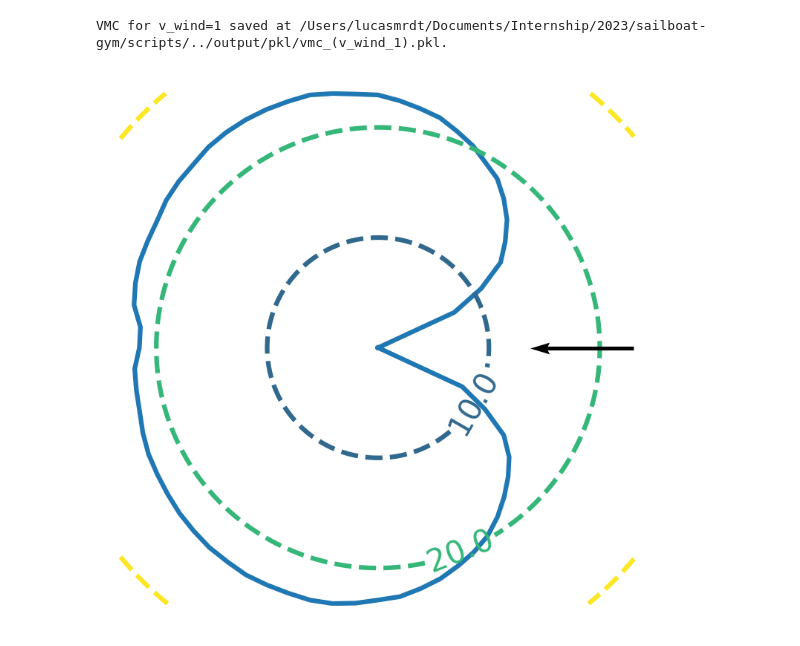
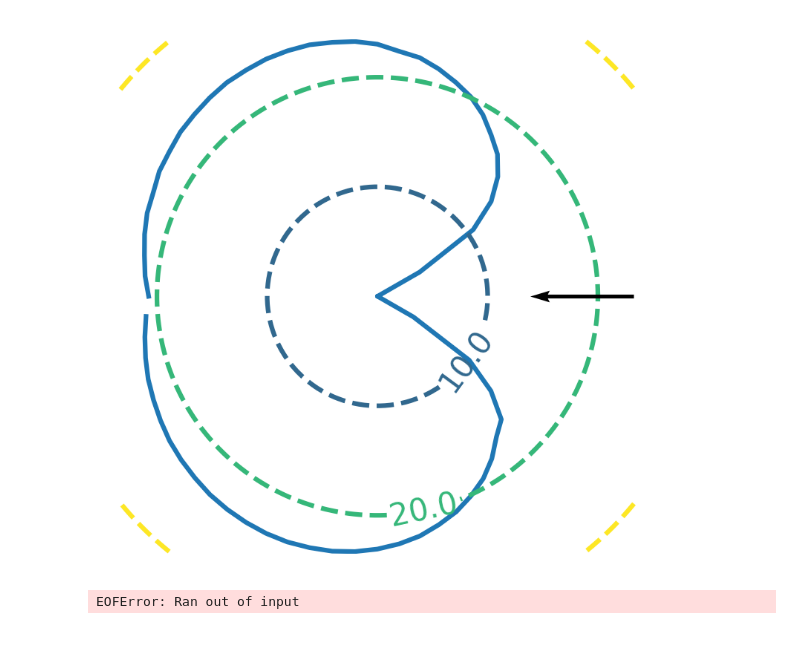
Before and after one commit to lucasmrdt/sailboat-gym, a Jupyter notebook: notebooks/polar.ipynb, the cells around one changed output. Drawn from its saved outputs; the diff is of its cells as text; code cells hidden in the pictures.

Commit message:
enhance: add helpers and enhance scripts

```diff
--- a/notebooks/polar.ipynb
+++ b/notebooks/polar.ipynb
@@ -12,40 +11,48 @@ from get_vmc import get_vmc
-# %%
-vmc_dict = get_vmc(wind_velocity=1)
-# %% [output]
-VMC for v_wind=1 saved at /Users/lucasmrdt/Documents/Internship/2023/sailboat-gym/scripts/../output/pkl/vmc_(v_wind_1).pkl.
+# %%
+vmc_dict = load_vmc_dict('SailboatLSAEnv-v0')
 # %%
-thetas = np.array(list(vmc_dict.keys()))
-vmc = np.array(list(vmc_dict.values()))
+def plot_vmcs(thetas, vmcs):
+    plt.subplots(figsize=(3, 3), dpi=300)
 
-plt.subplots(figsize=(3, 3), dpi=300)
+    # plot VMC
+    init_coord = np.array([0, 0])
+    coords = init_coord + \
+        np.array([np.cos(thetas), np.sin(thetas)]).T * \
+        vmcs[:, None] * 100  # meters to cm
+    plt.plot(coords[:, 0], coords[:, 1])
 
-# plot VMC
-init_coord = np.array([0, 0])
-coords = init_coord + \
-    np.array([np.cos(thetas), np.sin(thetas)]).T * \
-    vmc[:, None] * 100  # meters to cm
-plt.plot(coords[:, 0], coords[:, 1])
+    # plot velocities levels
+    def fmt(x):
+        s = f'{x:.1f}'
+        return rf'{s}' if plt.rcParams['text.usetex'] else f'{s}'
 
-# plot velocities levels
-def fmt(x):
-    s = f'{x:.1f}'
-    return rf'{s}' if plt.rcParams['text.usetex'] else f'{s}'
+    space = np.linspace(coords.min(), coords.max(), 100)
+    X, Y = np.meshgrid(space, space)
+    Z = (X**2 + Y**2)**0.5  # distance from origin
+    CS = plt.contour(X, Y, Z,
+                        levels=np.arange(0, max(1, Z.max()), 10), linestyles='dashed')
+    plt.clabel(CS, CS.levels, inline=True, fmt=fmt, fontsize=10)
 
-space = np.linspace(coords.min(), coords.max(), 100)
-X, Y = np.meshgrid(space, space)
-Z = (X**2 + Y**2)**0.5  # distance from origin
-CS = plt.contour(X, Y, Z,
-                    levels=np.arange(0, max(1, Z.max()), 10), linestyles='dashed')
-plt.clabel(CS, CS.levels, inline=True, fmt=fmt, fontsize=10)
+    # plot wind
+    wind_coords = np.array([1, 0])
+    x_right = coords.max()
+    y_mid = (coords[:, 1].max() + coords[:, 1].min()) / 2
+    plt.quiver(x_right, y_mid, *-wind_coords, color='k', scale=5, zorder=10)
 
-# plot wind
-wind_coords = np.array([1, 0])
-x_right = coords.max()
-y_mid = (coords[:, 1].max() + coords[:, 1].min()) / 2
-plt.quiver(x_right, y_mid, *-wind_coords, color='k', scale=5, zorder=10)
-
-plt.xlim(coords.min()-.2, coords.max()+.2)
-plt.ylim(coords.min()-.2, coords.max()+.2)
-plt.axis('off');
+    plt.xlim(coords.min()-.2, coords.max()+.2)
+    plt.ylim(coords.min()-.2, coords.max()+.2)
+    plt.axis('off')
-# %% [output]
-[figure, removed]
+# %%
+thetas = (-np.array(list(vmc_dict.keys())) + np.pi) % (2 * np.pi)
+vmcs = np.array(list(vmc_dict.values()))
+
+plot_vmcs(thetas, vmcs)
+# %% [output]
+[figure, added]
+# %%
+thetas = np.deg2rad(np.arange(0, 360, 1))
+vmcs = np.array([get_vmc('SailboatLSAEnv-v0', (theta + np.pi) % (2*np.pi)) for theta in thetas])
+
+plot_vmcs(thetas, vmcs)
+# %% [output]
+EOFError: Ran out of input
```
Also changed, not shown: parts of 1 cell of this notebook, 13 other files.
